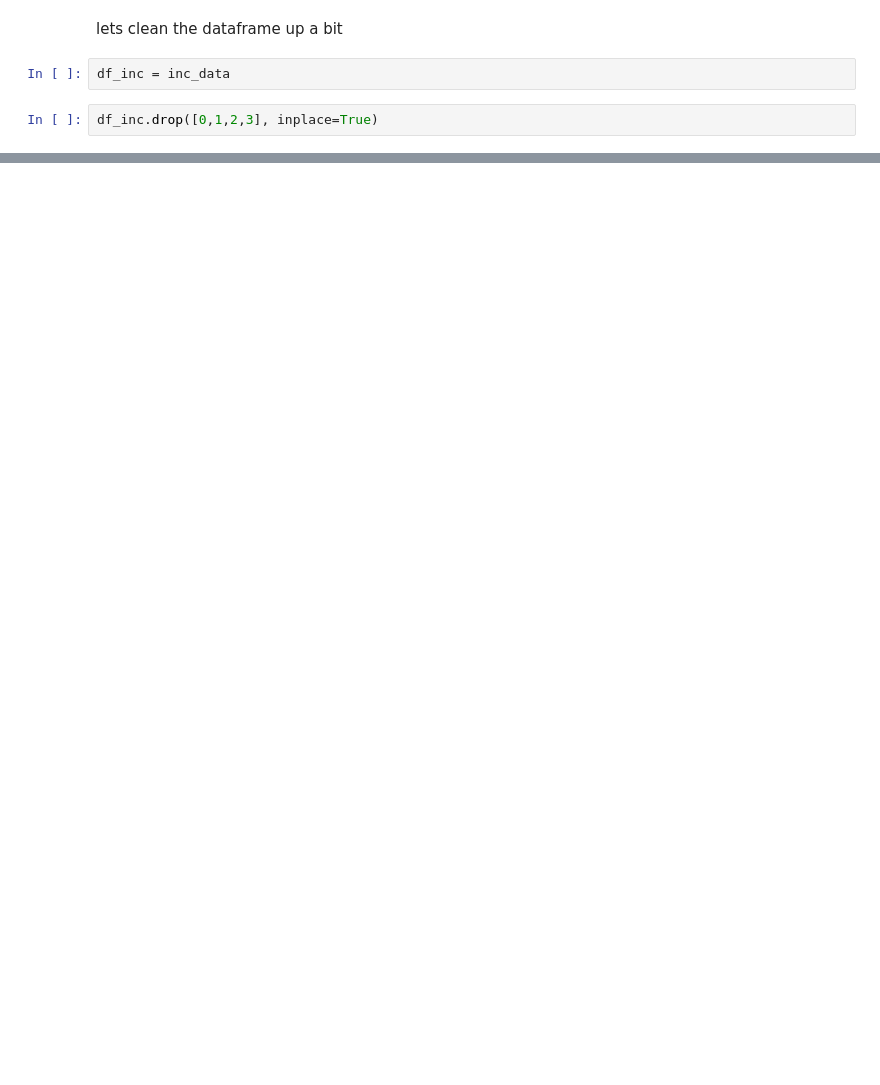
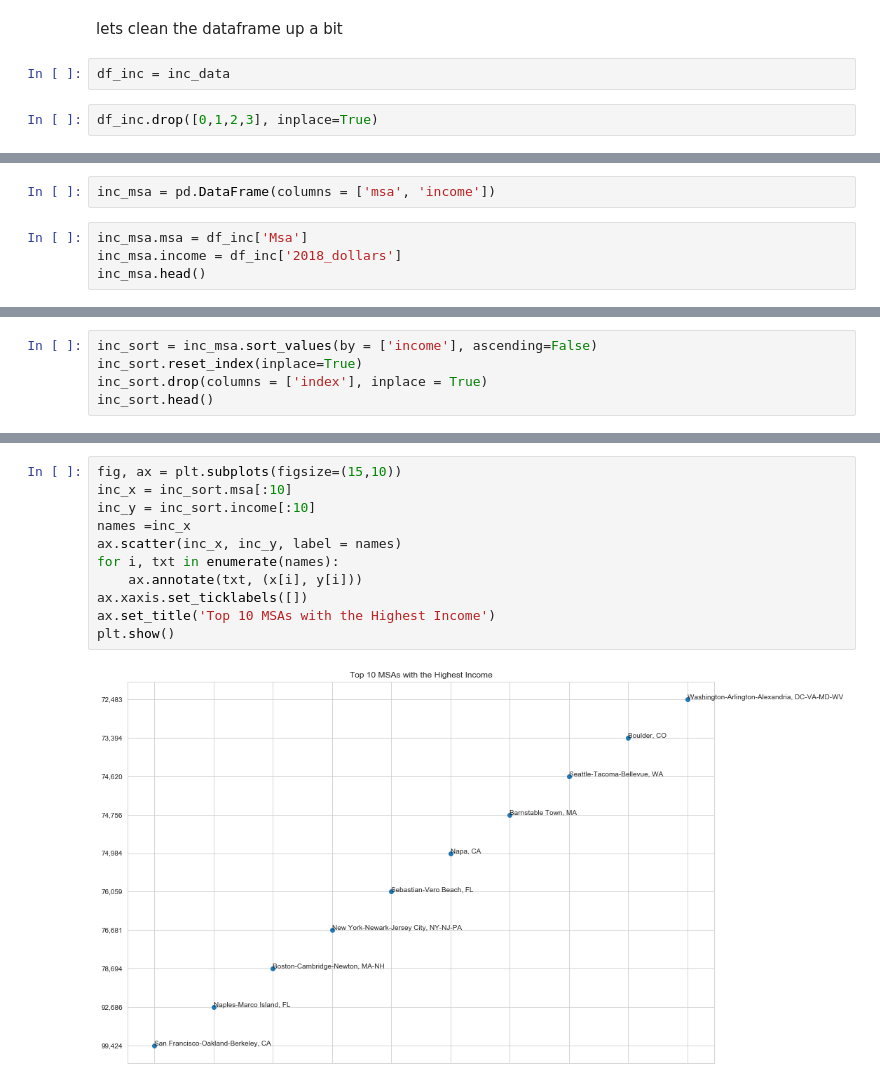
Before and after one commit to MissAle17/Median_Home_Price, a Jupyter notebook: Visualizing Home Prices.ipynb, the cells around one changed output, grey strips where cells are left out. Drawn from its saved outputs; the diff is of its cells as text; blank space fills up the shorter version.

Commit message:
added income modelv1

```diff
--- a/Visualizing Home Prices.ipynb
+++ b/Visualizing Home Prices.ipynb
@@ -321,3 +321,9 @@ df_inc.head()
 | 2 | Albany, GA | 35,485 | 36,522 | 37,500 | 358 | 2.9 | ... |
 | 3 | Albany-Lebanon, OR | 39,164 | 40,865 | 42,891 | 261 | 4.3 | ... |
 | 4 | Albany-Schenectady-Troy, NY | 53,496 | 56,264 | 58,104 | 43 | 5.2 | ... |
+# %%
+inc_msa = pd.DataFrame(columns = ['msa', 'income'])
+# %%
+inc_msa.msa = df_inc['Msa']
+inc_msa.income = df_inc['2018_dollars']
+inc_msa.head()
@@ -323,0 +337,5 @@ df_inc.head()
+# %%
+inc_sort = inc_msa.sort_values(by = ['income'], ascending=False)
+inc_sort.reset_index(inplace=True)
+inc_sort.drop(columns = ['index'], inplace = True)
+inc_sort.head()
@@ -323,0 +349,13 @@ df_inc.head()
+# %%
+fig, ax = plt.subplots(figsize=(15,10))
+inc_x = inc_sort.msa[:10]
+inc_y = inc_sort.income[:10]
+names =inc_x
+ax.scatter(inc_x, inc_y, label = names)
+for i, txt in enumerate(names):
+    ax.annotate(txt, (x[i], y[i]))
+ax.xaxis.set_ticklabels([])
+ax.set_title('Top 10 MSAs with the Highest Income')
+plt.show()
+# %% [output]
+[figure, added]
```
Also changed, not shown: parts of 3 cells of this notebook.
